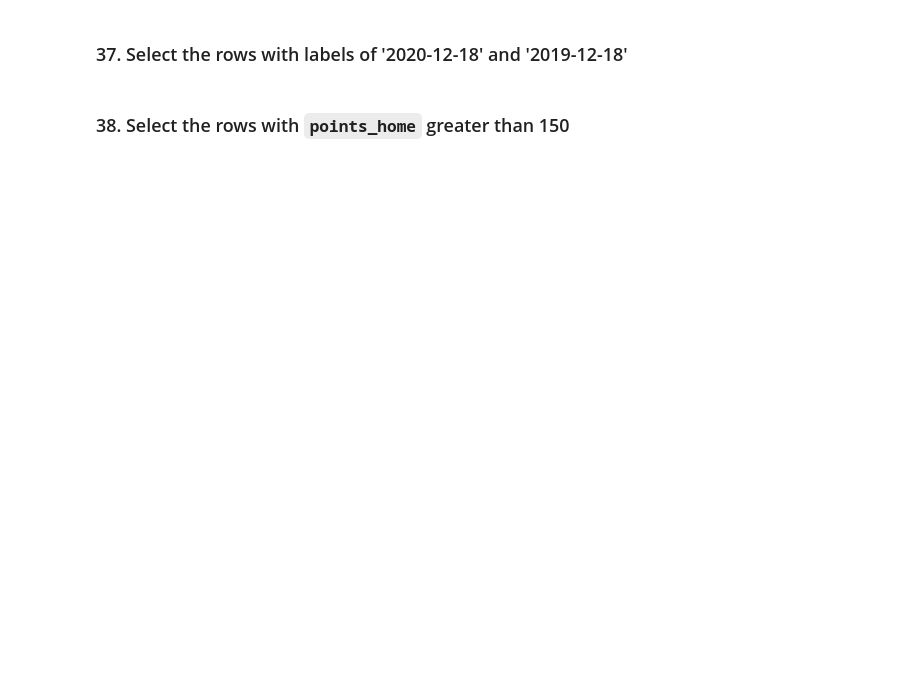
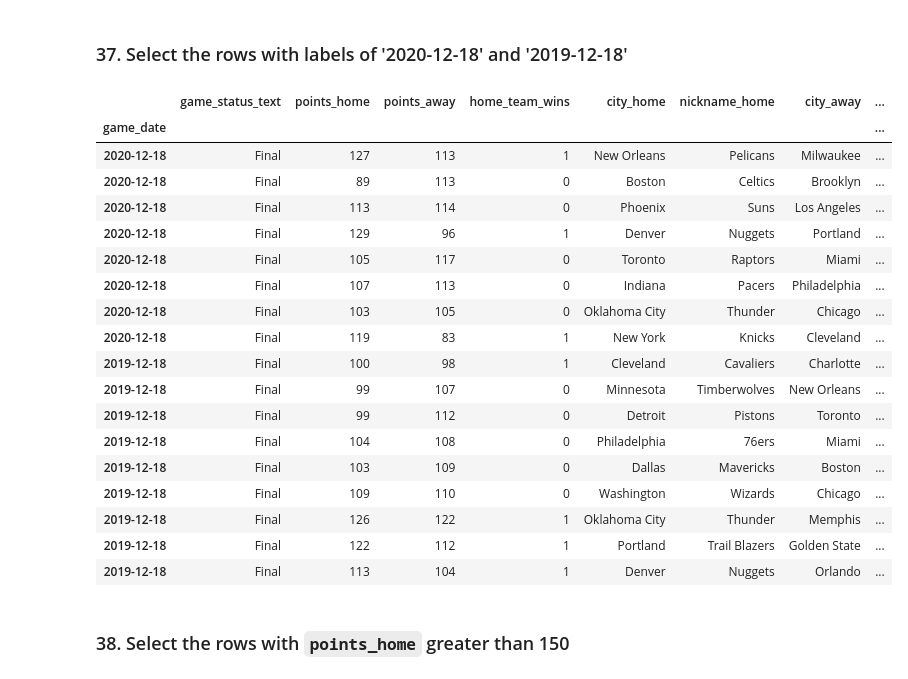
Before and after one commit to Adam-Behun/python-data-analysis, a Jupyter notebook: capstone/Question_practice_exercise+(importing_manipulation).ipynb, the cells around one changed output. Cells and saved outputs as stored; diff of their text form; code cells hidden in the pictures; blank space fills up the shorter version.

```diff
--- a/capstone/Question_practice_exercise+(importing_manipulation).ipynb
+++ b/capstone/Question_practice_exercise+(importing_manipulation).ipynb
@@ -224,2 +249,5 @@ So let's rename them.
 # %% [markdown]
 ### 20. Rename the column `CITY` as 'city_away', `NICKNAME` as 'nickname_away'
+# %%
+games_with_both_teams = games_with_both_teams.rename(columns={'CITY':'city_away', 'NICKNAME':'nickname_away'})
+games_with_both_teams.columns
@@ -239,6 +289,10 @@ games_with_both_teams.head()
 # %% [markdown]
 ### 22. Make a copy of `games_with_both_teams` and assign it as `games`
+# %%
+games = games_with_both_teams.copy()
 # %% [markdown]
 ### 23. Change the column names in `games` to all lowercase
+# %%
+games.columns = games.columns.str.lower()
 # %% [markdown]
 ### 24. Print out the columns of `games` to verify the changes
@@ -263,4 +404,6 @@ Feel free to test the difference of the csv files with or without the argument `
 # %% [markdown]
 ### 33. Set the column `game_date` as the index of DataFrame `games`
+# %%
+games = games.set_index('game_date')
 # %% [markdown]
 ### 34. Print out the index of `games` to verify the changes
@@ -271,4 +454,26 @@ Feel free to test the difference of the csv files with or without the argument `
 # %% [markdown]
 ### 37. Select the rows with labels of '2020-12-18' and '2019-12-18'
+# %%
+games.loc[['2020-12-18', '2019-12-18']]
+# %% [output]
+|  | game_status_text | points_home | points_away | home_team_wins | city_home | nickname_home | city_away | ... |
+| game_date |  |  |  |  |  |  |  | ... |
+| 2020-12-18 | Final | 127 | 113 | 1 | New Orleans | Pelicans | Milwaukee | ... |
+| 2020-12-18 | Final | 89 | 113 | 0 | Boston | Celtics | Brooklyn | ... |
+| 2020-12-18 | Final | 113 | 114 | 0 | Phoenix | Suns | Los Angeles | ... |
+| 2020-12-18 | Final | 129 | 96 | 1 | Denver | Nuggets | Portland | ... |
+| 2020-12-18 | Final | 105 | 117 | 0 | Toronto | Raptors | Miami | ... |
+| 2020-12-18 | Final | 107 | 113 | 0 | Indiana | Pacers | Philadelphia | ... |
+| 2020-12-18 | Final | 103 | 105 | 0 | Oklahoma City | Thunder | Chicago | ... |
+| 2020-12-18 | Final | 119 | 83 | 1 | New York | Knicks | Cleveland | ... |
+| 2019-12-18 | Final | 100 | 98 | 1 | Cleveland | Cavaliers | Charlotte | ... |
+| 2019-12-18 | Final | 99 | 107 | 0 | Minnesota | Timberwolves | New Orleans | ... |
+| 2019-12-18 | Final | 99 | 112 | 0 | Detroit | Pistons | Toronto | ... |
+| 2019-12-18 | Final | 104 | 108 | 0 | Philadelphia | 76ers | Miami | ... |
+| 2019-12-18 | Final | 103 | 109 | 0 | Dallas | Mavericks | Boston | ... |
+| 2019-12-18 | Final | 109 | 110 | 0 | Washington | Wizards | Chicago | ... |
+| 2019-12-18 | Final | 126 | 122 | 1 | Oklahoma City | Thunder | Memphis | ... |
+| 2019-12-18 | Final | 122 | 112 | 1 | Portland | Trail Blazers | Golden State | ... |
+| 2019-12-18 | Final | 113 | 104 | 1 | Denver | Nuggets | Orlando | ... |
 # %% [markdown]
 ### 38. Select the rows with `points_home` greater than 150
```
Also changed, not shown: parts of 31 cells of this notebook, 1 other file.
